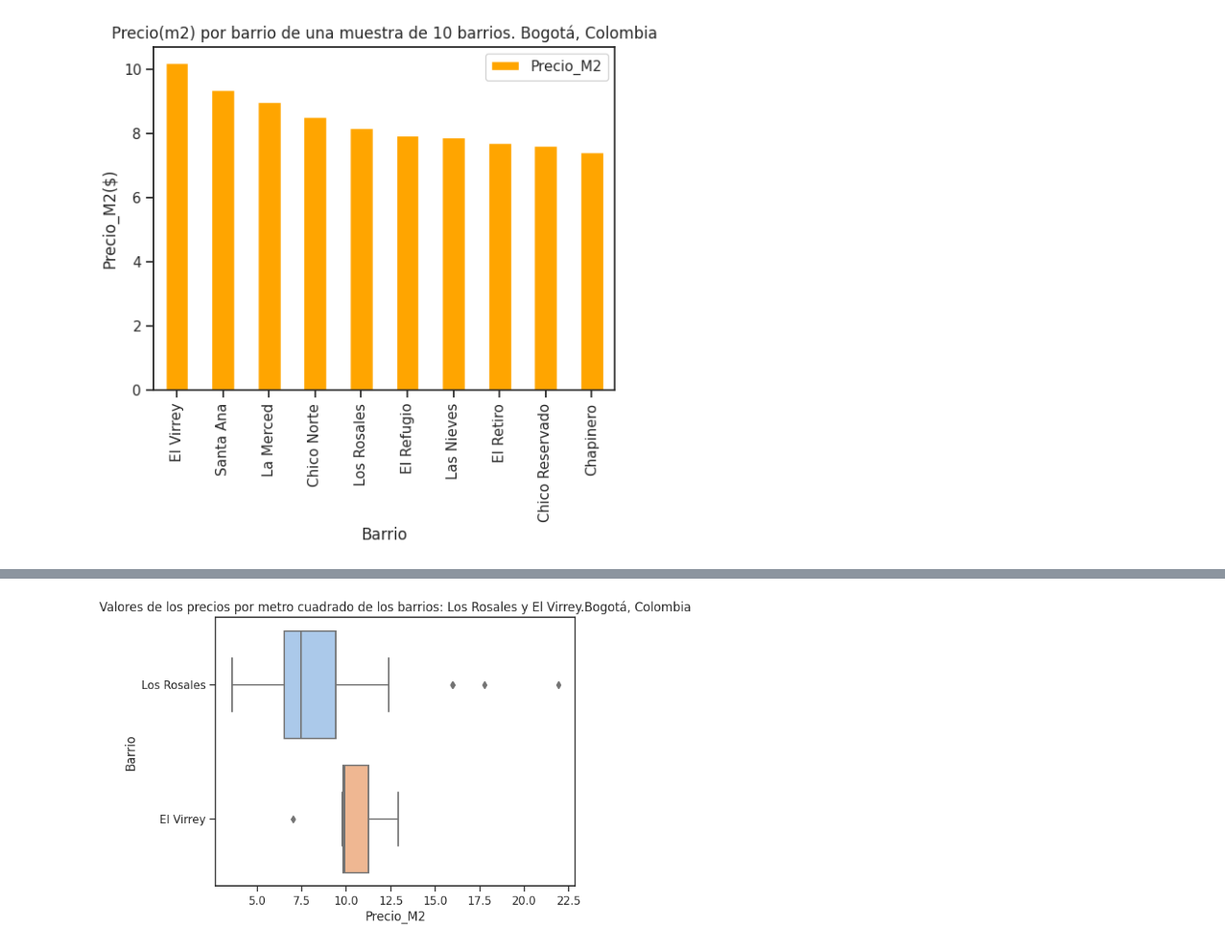
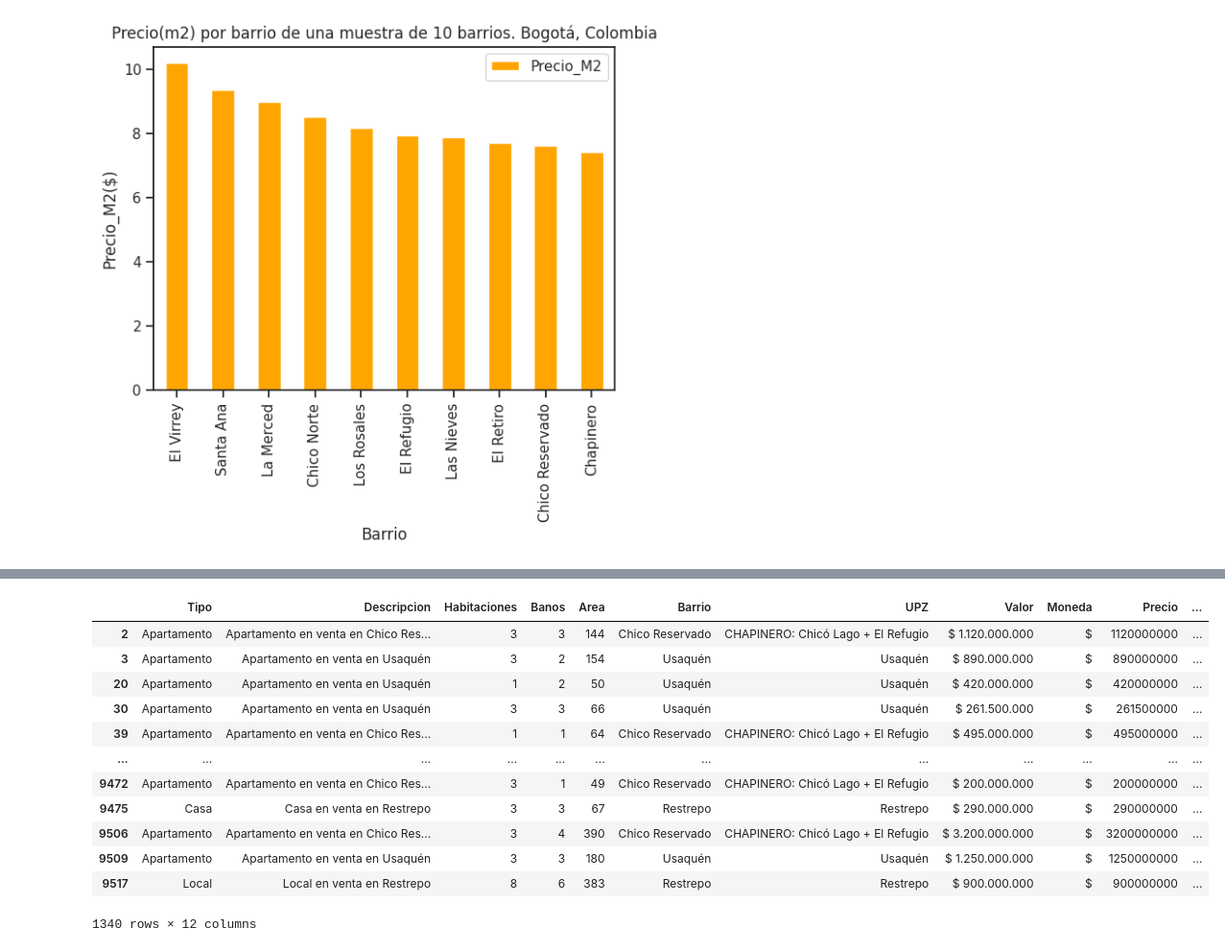
Before and after one commit to CAR1981/Desafio2, a Jupyter notebook: Inmersión_de_Datos_Aula2_12_09_2023.ipynb, the cells around one changed output, grey strips where cells are left out. Shown at 96% size. Drawn from its saved outputs; the diff is of its cells as text; code cells hidden in the pictures.

```diff
--- a/Inmersión_de_Datos_Aula2_12_09_2023.ipynb
+++ b/Inmersión_de_Datos_Aula2_12_09_2023.ipynb
@@ -385,7 +364,19 @@ inmuebles_barrios
-# %%
-sns.boxplot(x="Precio_M2",y="Barrio",data=inmuebles_barrios)
-plt.title('Valores de los precios por metro cuadrado de los barrios: Los Rosales y El Virrey.Bogotá, Colombia')
-plt.savefig('/content/drive/MyDrive/Inmersión de datos/tipo_inmuebles2.png',format='png')
-plt.show()
-# %% [output]
-[figure, removed]
+# %%
+Barrios = ['Usaquén', 'Restrepo','Chico Reservado']
+inmuebles_Barrio = inmuebles[inmuebles['Barrio'].isin(Barrios)]
+
+inmuebles_Barrio
+# %% [output]
+|  | Tipo | Descripcion | Habitaciones | Banos | Area | Barrio | UPZ | Valor | Moneda | Precio | ... |
+| 2 | Apartamento | Apartamento en venta en Chico Res... | 3 | 3 | 144 | Chico Reservado | CHAPINERO: Chicó Lago + El Refugio | $ 1.120.000.000 | $ | 1120000000 | ... |
+| 3 | Apartamento | Apartamento en venta en Usaquén | 3 | 2 | 154 | Usaquén | Usaquén | $ 890.000.000 | $ | 890000000 | ... |
+| 20 | Apartamento | Apartamento en venta en Usaquén | 1 | 2 | 50 | Usaquén | Usaquén | $ 420.000.000 | $ | 420000000 | ... |
+| 30 | Apartamento | Apartamento en venta en Usaquén | 3 | 3 | 66 | Usaquén | Usaquén | $ 261.500.000 | $ | 261500000 | ... |
+| 39 | Apartamento | Apartamento en venta en Chico Res... | 1 | 1 | 64 | Chico Reservado | CHAPINERO: Chicó Lago + El Refugio | $ 495.000.000 | $ | 495000000 | ... |
+| ... | ... | ... | ... | ... | ... | ... | ... | ... | ... | ... | ... |
+| 9472 | Apartamento | Apartamento en venta en Chico Res... | 3 | 1 | 49 | Chico Reservado | CHAPINERO: Chicó Lago + El Refugio | $ 200.000.000 | $ | 200000000 | ... |
+| 9475 | Casa | Casa en venta en Restrepo | 3 | 3 | 67 | Restrepo | Restrepo | $ 290.000.000 | $ | 290000000 | ... |
+| 9506 | Apartamento | Apartamento en venta en Chico Res... | 3 | 4 | 390 | Chico Reservado | CHAPINERO: Chicó Lago + El Refugio | $ 3.200.000.000 | $ | 3200000000 | ... |
+| 9509 | Apartamento | Apartamento en venta en Usaquén | 3 | 3 | 180 | Usaquén | Usaquén | $ 1.250.000.000 | $ | 1250000000 | ... |
+| 9517 | Local | Local en venta en Restrepo | 8 | 6 | 383 | Restrepo | Restrepo | $ 900.000.000 | $ | 900000000 | ... |
+1340 rows × 12 columns
```
Also changed, not shown: parts of 2 cells of this notebook, 8 other files.
